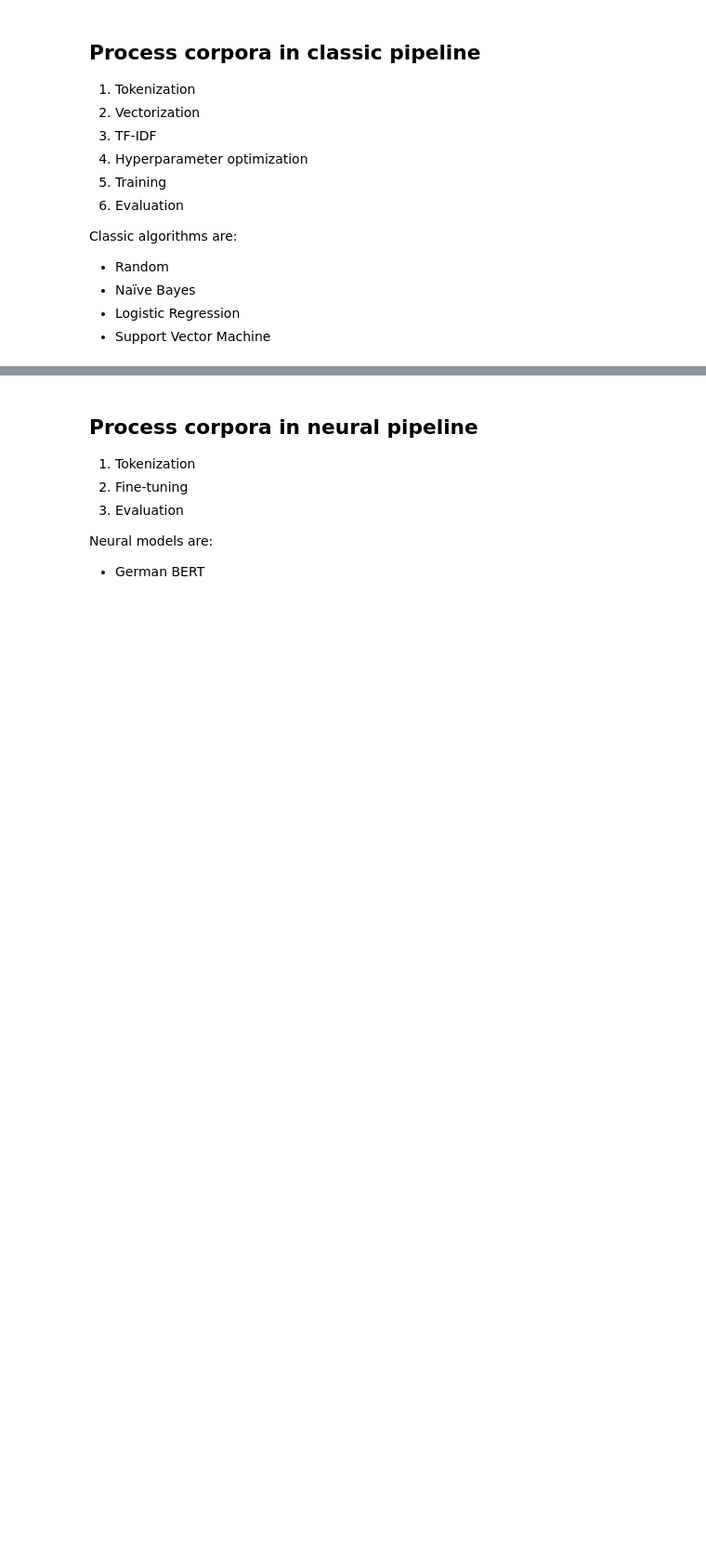
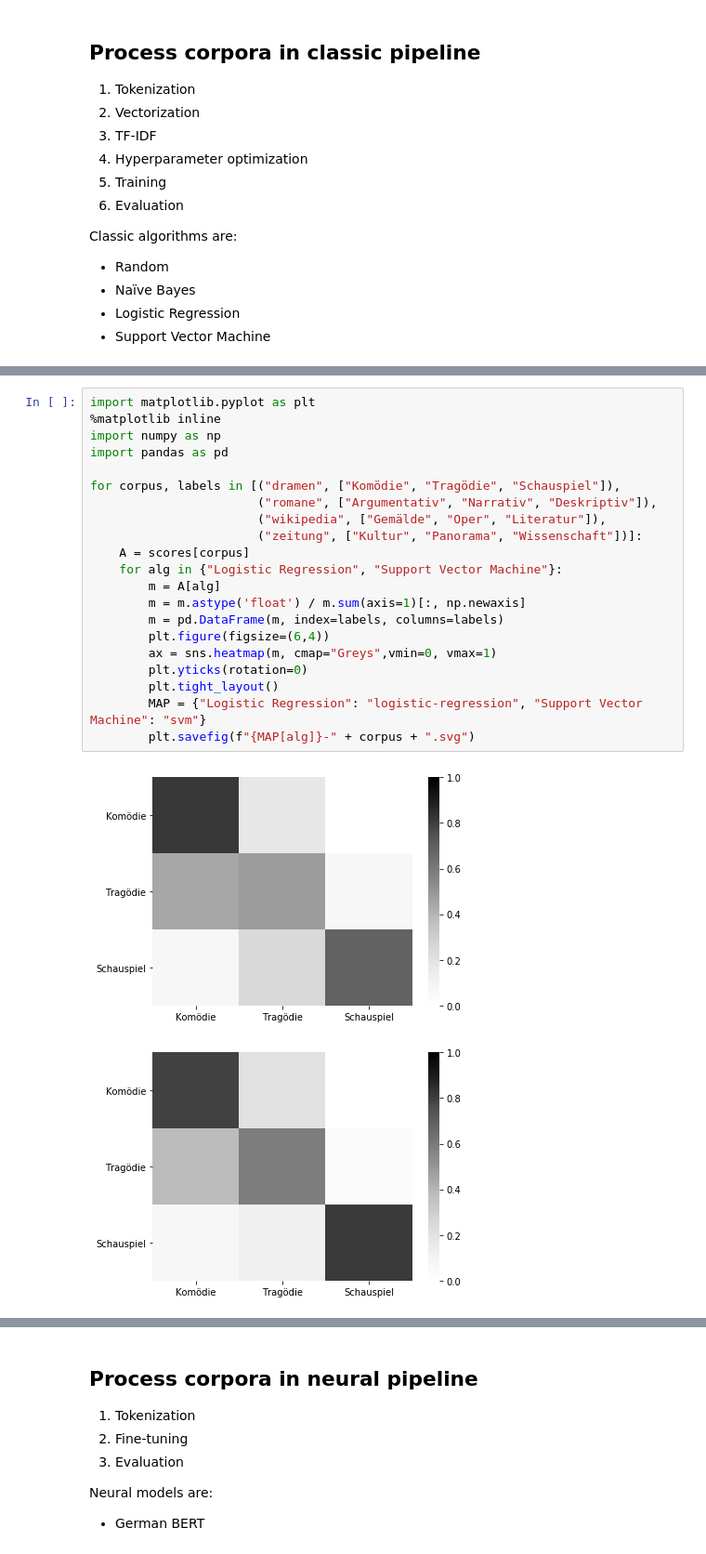
Before and after one commit to severinsimmler/classification, a Jupyter notebook: class.ipynb, the cells around one changed output, grey strips where cells are left out. Shown at 93% size. Cells and saved outputs as stored; diff of their text form; blank space fills up the shorter version.

```diff
--- a/class.ipynb
+++ b/class.ipynb
@@ -29,0 +38,24 @@ scores = pd.DataFrame(scores).round(4).T
+# %%
+import matplotlib.pyplot as plt
+%matplotlib inline
+import numpy as np
+import pandas as pd
+
+for corpus, labels in [("dramen", ["Komödie", "Tragödie", "Schauspiel"]),
+                       ("romane", ["Argumentativ", "Narrativ", "Deskriptiv"]),
+                       ("wikipedia", ["Gemälde", "Oper", "Literatur"]),
+                       ("zeitung", ["Kultur", "Panorama", "Wissenschaft"])]:
+    A = scores[corpus]
+    for alg in {"Logistic Regression", "Support Vector Machine"}:
+        m = A[alg]
+        m = m.astype('float') / m.sum(axis=1)[:, np.newaxis]
+        m = pd.DataFrame(m, index=labels, columns=labels)
+        plt.figure(figsize=(6,4))
+        ax = sns.heatmap(m, cmap="Greys",vmin=0, vmax=1)
+        plt.yticks(rotation=0)
+        plt.tight_layout()
+        MAP = {"Logistic Regression": "logistic-regression", "Support Vector Machine": "svm"}
+        plt.savefig(f"{MAP[alg]}-" + corpus + ".svg")
+# %% [output]
+[figure, added]
+[figure, added]
```
Also changed, not shown: parts of 8 cells of this notebook, 2 other files.
